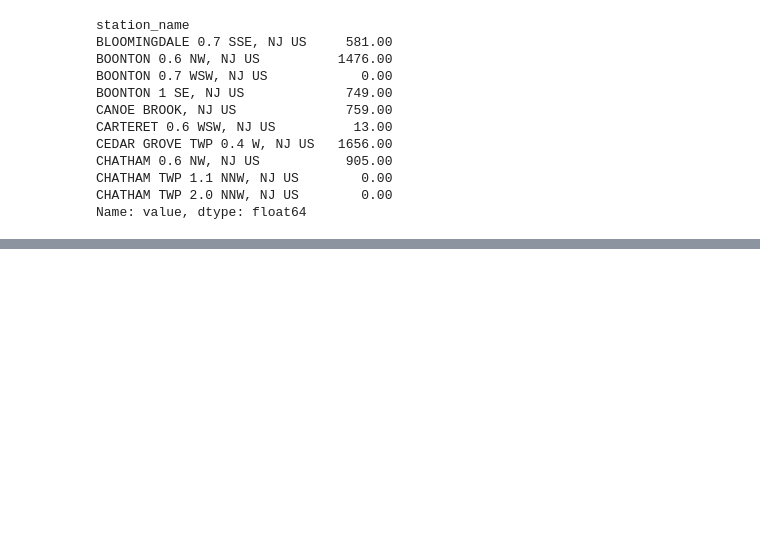
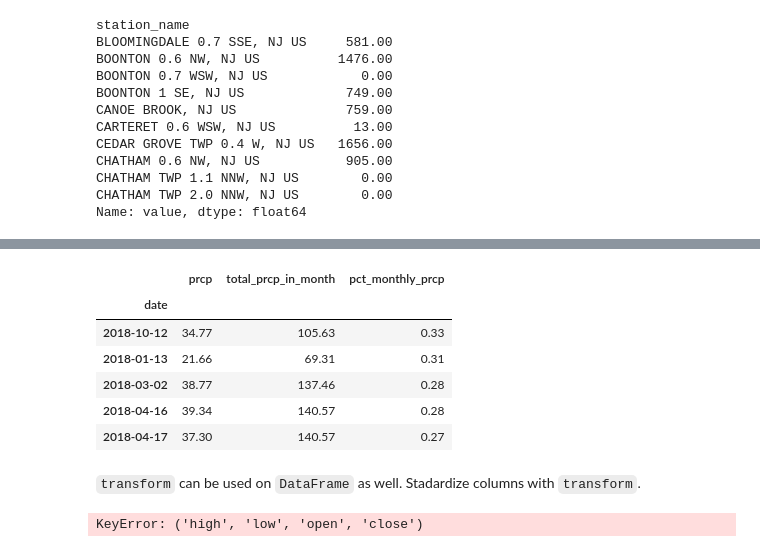
Before and after one commit to nadia-paz/ds-learning, a Jupyter notebook: data_analysis_pandas/07_df_operations.ipynb, the cells around one changed output, grey strips where cells are left out. Cells and saved outputs as stored; diff of their text form; code cells hidden in the pictures; blank space fills up the shorter version.

Commit message:
standardized with transform

```diff
--- a/data_analysis_pandas/07_df_operations.ipynb
+++ b/data_analysis_pandas/07_df_operations.ipynb
@@ -771,0 +840,27 @@ Name: value, dtype: float64
+# %%
+# to solve this problem use transform()
+ # rename for better readability
+weather.query('datatype == "PRCP"')\
+    .rename(columns={'value':'prcp'})\
+    .groupby(pd.Grouper(freq='D')).mean('prcp')\
+    .assign(
+        total_prcp_in_month = lambda x: x.groupby(pd.Grouper(freq="M")).transform('sum'),
+        pct_monthly_prcp = lambda x: x.prcp / x.total_prcp_in_month
+    ).nlargest(5, 'pct_monthly_prcp')
+# %% [output]
+|  | prcp | total_prcp_in_month | pct_monthly_prcp |
+| date |  |  |  |
+| 2018-10-12 | 34.77 | 105.63 | 0.33 |
+| 2018-01-13 | 21.66 | 69.31 | 0.31 |
+| 2018-03-02 | 38.77 | 137.46 | 0.28 |
+| 2018-04-16 | 39.34 | 140.57 | 0.28 |
+| 2018-04-17 | 37.30 | 140.57 | 0.27 |
+# %% [markdown]
+`transform` can be used on `DataFrame` as well. Stadardize columns with `transform`.
+# %%
+# fb standartized
+fb['high', 'low', 'open', 'close'].transform(
+    lambda x: (x - x.mean()) / x.std()
+).head()
+# %% [output]
+KeyError: ('high', 'low', 'open', 'close')
```
Also changed, not shown: parts of 5 cells of this notebook.
